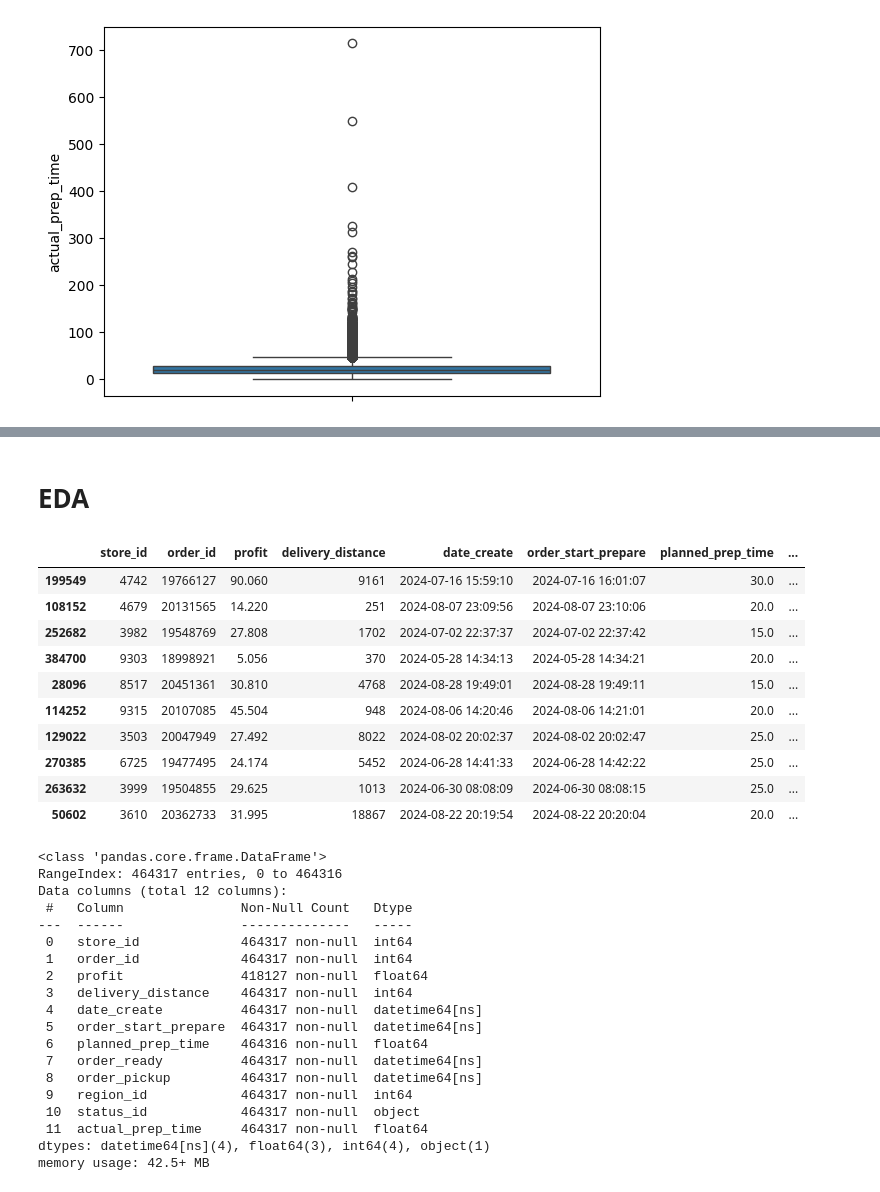
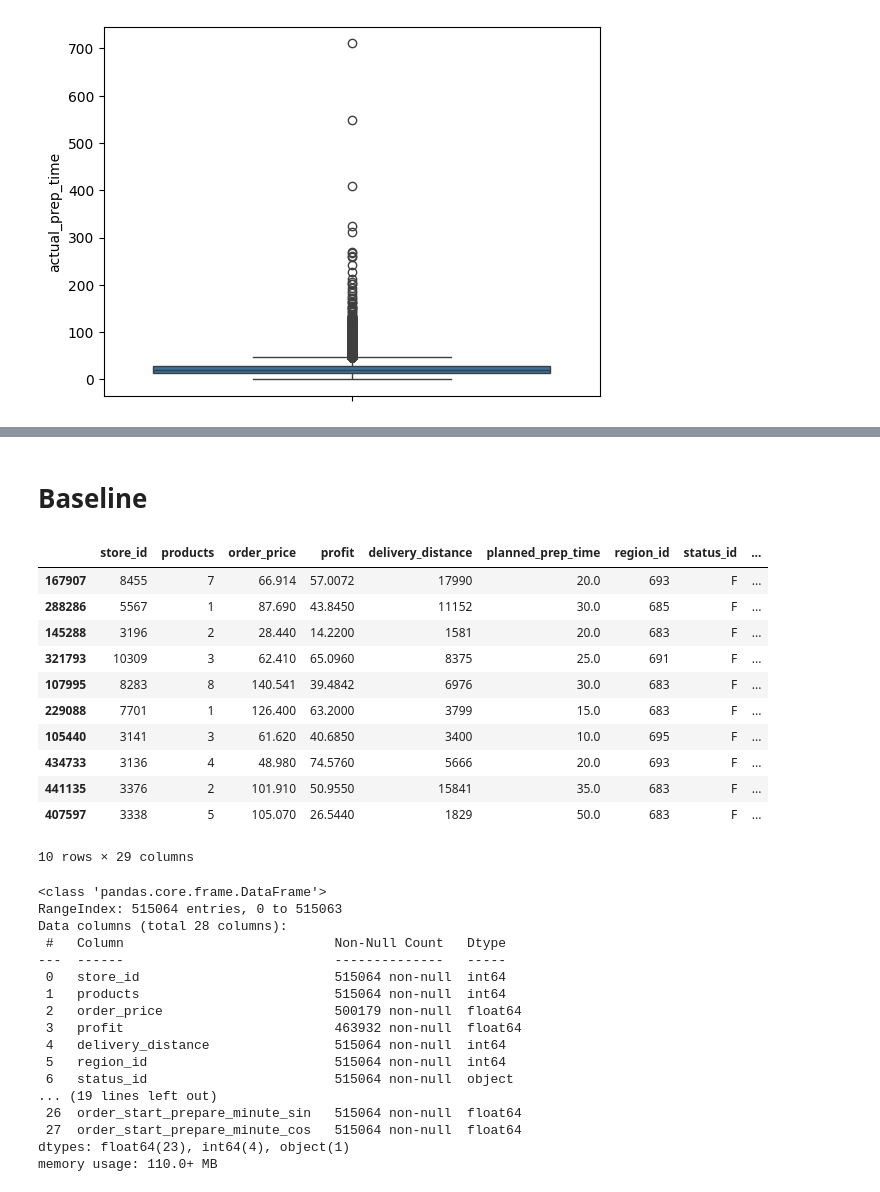
Before and after one commit to Luzinsan/ML_learn, a Jupyter notebook: ML/Innopolis/material/1 semester/Machine Learning/Project/notebooks/orders.ipynb, the cells around one changed output, grey strips where cells are left out. Cells and saved outputs as stored; diff of their text form; code cells hidden in the pictures.

Commit message:
ML: baseline for regression & classification tasks

```diff
--- a/ML/Innopolis/material/1 semester/Machine Learning/Project/notebooks/orders.ipynb
+++ b/ML/Innopolis/material/1 semester/Machine Learning/Project/notebooks/orders.ipynb
@@ -146,39 +136,38 @@ orders_with_target.to_csv('../content/orders_with_target.csv', index=False)
 # %% [markdown]
-# EDA
+# Baseline
 # %%
-df = pd.read_csv('../content/orders_with_target.csv', parse_dates=['date_create', 'order_start_prepare', 'order_ready', 'order_pickup'])
+df = pd.read_csv('../content/orders_with_target.csv')
 df.sample(10)
 # %% [output]
-|  | store_id | order_id | profit | delivery_distance | date_create | order_start_prepare | planned_prep_time | ... |
-| 199549 | 4742 | 19766127 | 90.060 | 9161 | 2024-07-16 15:59:10 | 2024-07-16 16:01:07 | 30.0 | ... |
-| 108152 | 4679 | 20131565 | 14.220 | 251 | 2024-08-07 23:09:56 | 2024-08-07 23:10:06 | 20.0 | ... |
-| 252682 | 3982 | 19548769 | 27.808 | 1702 | 2024-07-02 22:37:37 | 2024-07-02 22:37:42 | 15.0 | ... |
-| 384700 | 9303 | 18998921 | 5.056 | 370 | 2024-05-28 14:34:13 | 2024-05-28 14:34:21 | 20.0 | ... |
-| 28096 | 8517 | 20451361 | 30.810 | 4768 | 2024-08-28 19:49:01 | 2024-08-28 19:49:11 | 15.0 | ... |
-| 114252 | 9315 | 20107085 | 45.504 | 948 | 2024-08-06 14:20:46 | 2024-08-06 14:21:01 | 20.0 | ... |
-| 129022 | 3503 | 20047949 | 27.492 | 8022 | 2024-08-02 20:02:37 | 2024-08-02 20:02:47 | 25.0 | ... |
-| 270385 | 6725 | 19477495 | 24.174 | 5452 | 2024-06-28 14:41:33 | 2024-06-28 14:42:22 | 25.0 | ... |
-| 263632 | 3999 | 19504855 | 29.625 | 1013 | 2024-06-30 08:08:09 | 2024-06-30 08:08:15 | 25.0 | ... |
-| 50602 | 3610 | 20362733 | 31.995 | 18867 | 2024-08-22 20:19:54 | 2024-08-22 20:20:04 | 20.0 | ... |
+|  | store_id | products | order_price | profit | delivery_distance | planned_prep_time | region_id | status_id | ... |
+| 167907 | 8455 | 7 | 66.914 | 57.0072 | 17990 | 20.0 | 693 | F | ... |
+| 288286 | 5567 | 1 | 87.690 | 43.8450 | 11152 | 30.0 | 685 | F | ... |
+| 145288 | 3196 | 2 | 28.440 | 14.2200 | 1581 | 20.0 | 683 | F | ... |
+| 321793 | 10309 | 3 | 62.410 | 65.0960 | 8375 | 25.0 | 691 | F | ... |
+| 107995 | 8283 | 8 | 140.541 | 39.4842 | 6976 | 30.0 | 683 | F | ... |
+| 229088 | 7701 | 1 | 126.400 | 63.2000 | 3799 | 15.0 | 683 | F | ... |
+| 105440 | 3141 | 3 | 61.620 | 40.6850 | 3400 | 10.0 | 695 | F | ... |
+| 434733 | 3136 | 4 | 48.980 | 74.5760 | 5666 | 20.0 | 693 | F | ... |
+| 441135 | 3376 | 2 | 101.910 | 50.9550 | 15841 | 35.0 | 683 | F | ... |
+| 407597 | 3338 | 5 | 105.070 | 26.5440 | 1829 | 50.0 | 683 | F | ... |
+10 rows × 29 columns
 # %%
 df.info()
 # %% [output]
 <class 'pandas.core.frame.DataFrame'>
-RangeIndex: 464317 entries, 0 to 464316
-Data columns (total 12 columns):
- #   Column               Non-Null Count   Dtype
----  ------               --------------   -----
- 0   store_id             464317 non-null  int64
- 1   order_id             464317 non-null  int64
- 2   profit               418127 non-null  float64
- 3   delivery_distance    464317 non-null  int64
- 4   date_create          464317 non-null  datetime64[ns]
- 5   order_start_prepare  464317 non-null  datetime64[ns]
- 6   planned_prep_time    464316 non-null  float64
- 7   order_ready          464317 non-null  datetime64[ns]
- 8   order_pickup         464317 non-null  datetime64[ns]
- 9   region_id            464317 non-null  int64
- 10  status_id            464317 non-null  object
- 11  actual_prep_time     464317 non-null  float64
-dtypes: datetime64[ns](4), float64(3), int64(4), object(1)
-memory usage: 42.5+ MB
+RangeIndex: 515064 entries, 0 to 515063
+Data columns (total 28 columns):
+ #   Column                           Non-Null Count   Dtype
+---  ------                           --------------   -----
+ 0   store_id                         515064 non-null  int64
+ 1   products                         515064 non-null  int64
+ 2   order_price                      500179 non-null  float64
+ 3   profit                           463932 non-null  float64
+ 4   delivery_distance                515064 non-null  int64
+ 5   region_id                        515064 non-null  int64
+ 6   status_id                        515064 non-null  object
+... (19 lines left out)
+ 26  order_start_prepare_minute_sin   515064 non-null  float64
+ 27  order_start_prepare_minute_cos   515064 non-null  float64
+dtypes: float64(23), int64(4), object(1)
+memory usage: 110.0+ MB
```
Also changed, not shown: parts of 53 cells of this notebook.
